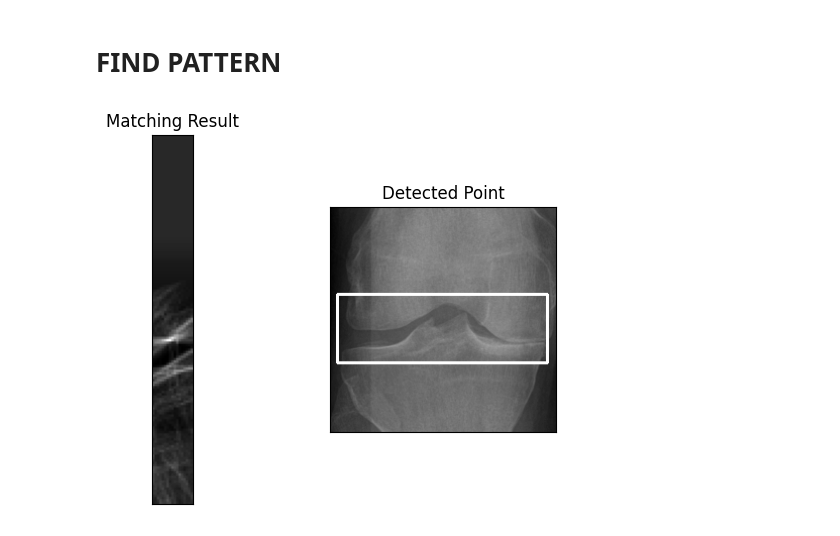
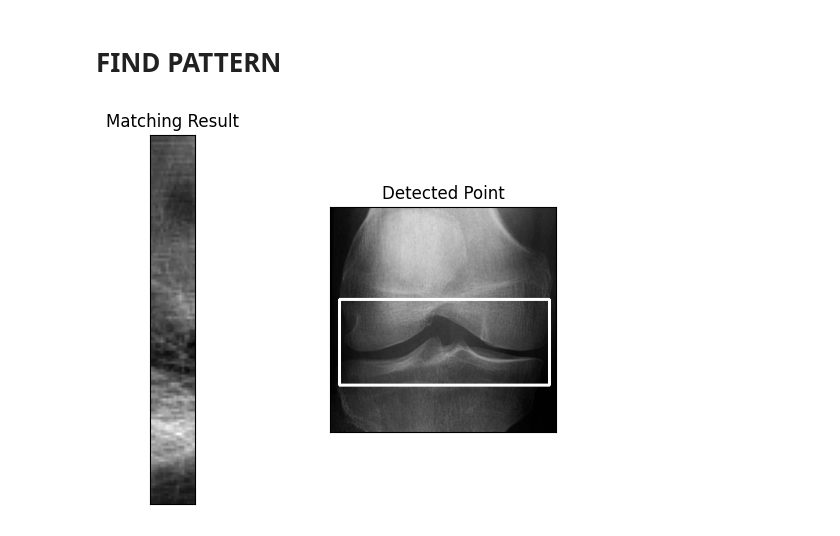
Before and after one commit to dannielHCVieira/PAI_ArthritisDetection, a Jupyter notebook: jupyter/tratando_raio_x.ipynb, the cells around one changed output. Cells and saved outputs as stored; diff of their text form; code cells hidden in the pictures.

```diff
--- a/jupyter/tratando_raio_x.ipynb
+++ b/jupyter/tratando_raio_x.ipynb
@@ -59,31 +59,40 @@ cv.imshow("edged template image", edged_template)
 cv.waitKey(0)
 cv.destroyAllWindows()
 # %%
-img = cv.imread("9144384_1.png",0)
+img = cv.imread("../9116147_1.png",0)
 edged_img = cv.Canny(img, 30, 200)
 img2 = img.copy()
-template = cv.imread("cropped.png",0)
-edged_template = cv.Canny(template,30, 200)
+template_l = cv.imread("../templates/template_L.png",0)
+template_r = cv.imread("../templates/template_R.png",0)
 
-w, h = template.shape[::-1]
+edged_template_l = cv.Canny(template_l,30, 200)
+edged_template_r = cv.Canny(template_r,30, 200)
+
+img = img2.copy()
+
+w_l, h_l = template_l.shape[::-1]
+w_r, h_r = template_l.shape[::-1]
 
 method = cv.TM_CCOEFF
 
-img = img2.copy()
+
 # Apply template Matching
-res = cv.matchTemplate(edged_img,edged_template, method)
-min_val, max_val, min_loc, max_loc = cv.minMaxLoc(res)
-if method in [cv.TM_SQDIFF, cv.TM_SQDIFF_NORMED]:
-    top_left = min_loc
+res_l = cv.matchTemplate(edged_img,edged_template_l, method)
+res_r = cv.matchTemplate(edged_img,edged_template_r, method)
+min_val_l, max_val_l, min_loc_l, max_loc_l = cv.minMaxLoc(res_l)
+min_val_r, max_val_r, min_loc_r, max_loc_r = cv.minMaxLoc(res_r)
+if max_val_r > max_val_l:
+    top_left = max_loc_r
+    bottom_right = (top_left[0] + w_r, top_left[1] + h_r)
 else:
-    top_left = max_loc
-bottom_right = (top_left[0] + w, top_left[1] + h)
+    top_left = max_loc_l
+    bottom_right = (top_left[0] + w_l, top_left[1] + h_l)
 
 cv.rectangle(img,top_left, bottom_right, 255, 2)
-plt.subplot(121),plt.imshow(res,cmap = 'gray')
+plt.subplot(121),plt.imshow(res_l,cmap = 'gray')
 plt.title('Matching Result'), plt.xticks([]), plt.yticks([])
 plt.subplot(122),plt.imshow(img,cmap = 'gray')
 plt.title('Detected Point'), plt.xticks([]), plt.yticks([])
 plt.show()
 # %% [output]
-[figure, old version]
+[figure, new version]
```
Also changed, not shown: 7 other files.
